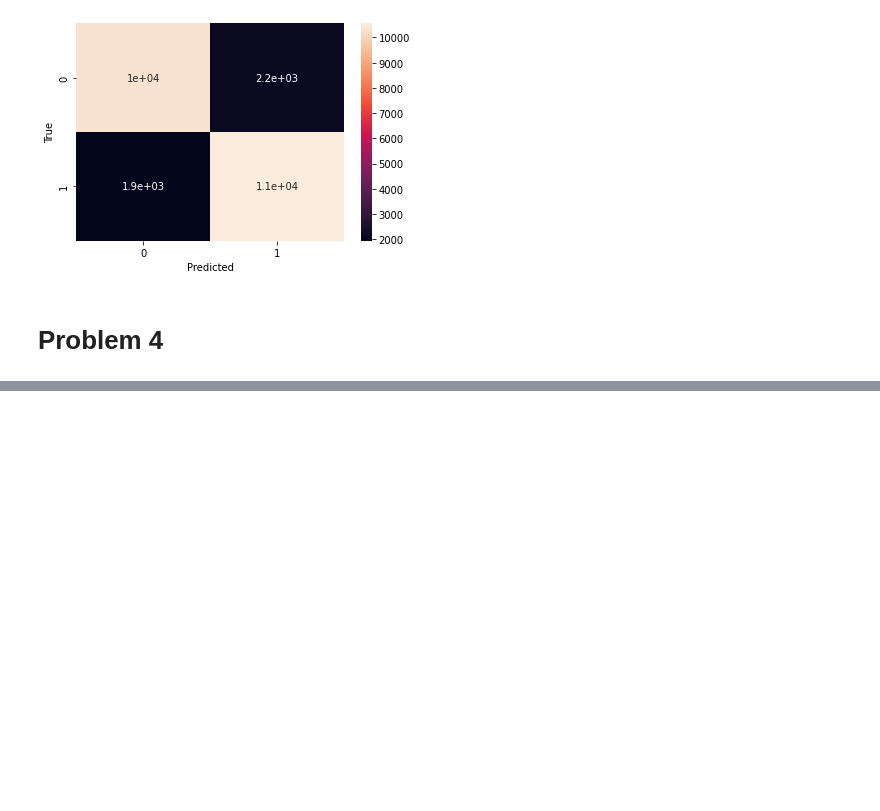
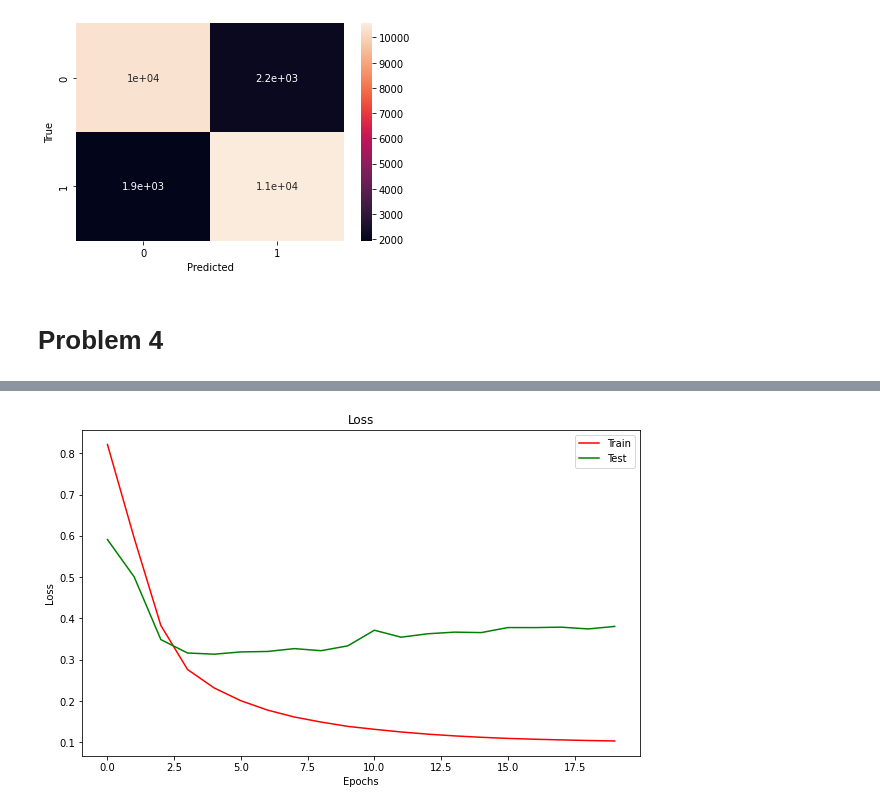
Before and after one commit to garfield-gray/NeuralNetwork, a Jupyter notebook: RNN.ipynb, the cells around one changed output, grey strips where cells are left out. Drawn from its saved outputs; the diff is of its cells as text; code cells hidden in the pictures; blank space fills up the shorter version.

```diff
--- a/RNN.ipynb
+++ b/RNN.ipynb
@@ -321,0 +391,11 @@ plt.show()
+# %%
+plt.figure(figsize=(10,6))
+plt.plot(history4.history["loss"], label = "Train", color = 'r')
+plt.plot(history4.history["val_loss"], label = "Test", color = 'g')
+plt.title("Loss")
+plt.ylabel("Loss")
+plt.xlabel("Epochs")
+plt.legend()
+plt.show()
+# %% [output]
+[figure, added]
```
Also changed, not shown: parts of 7 cells of this notebook.
